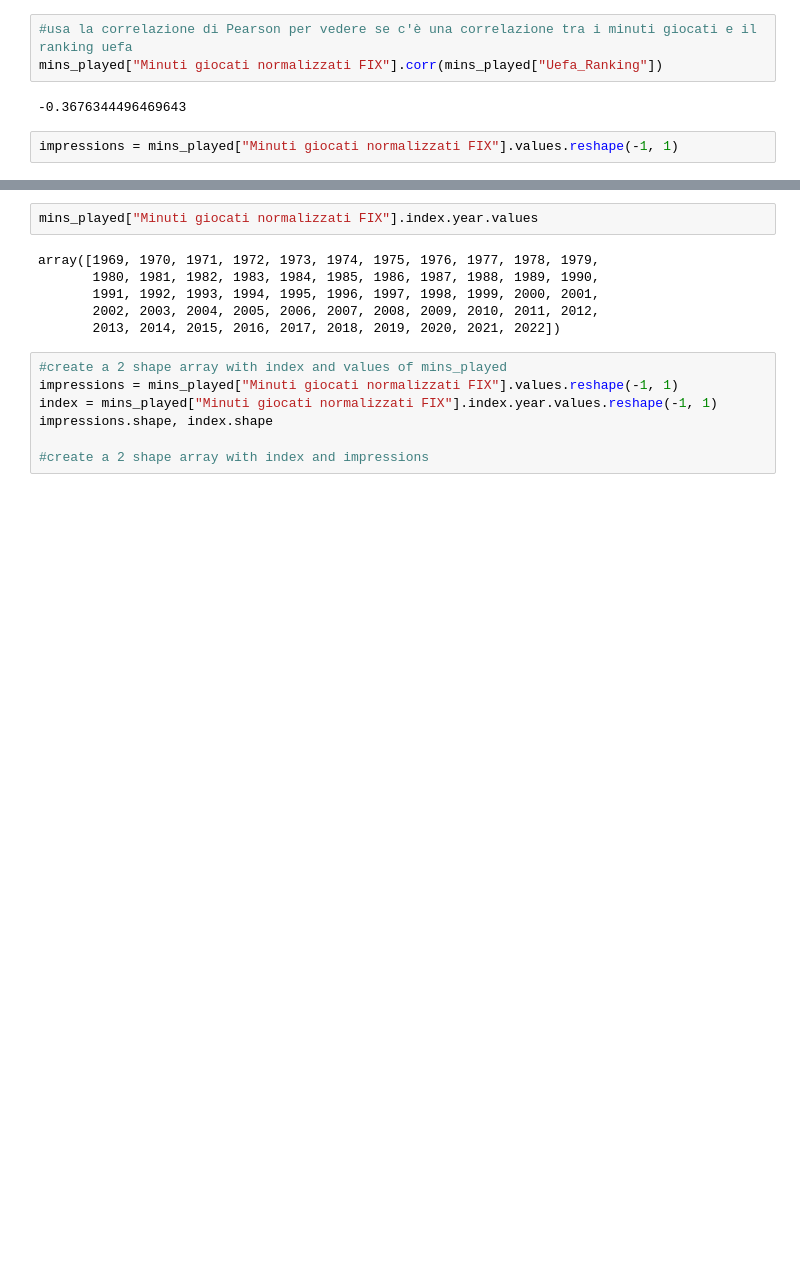
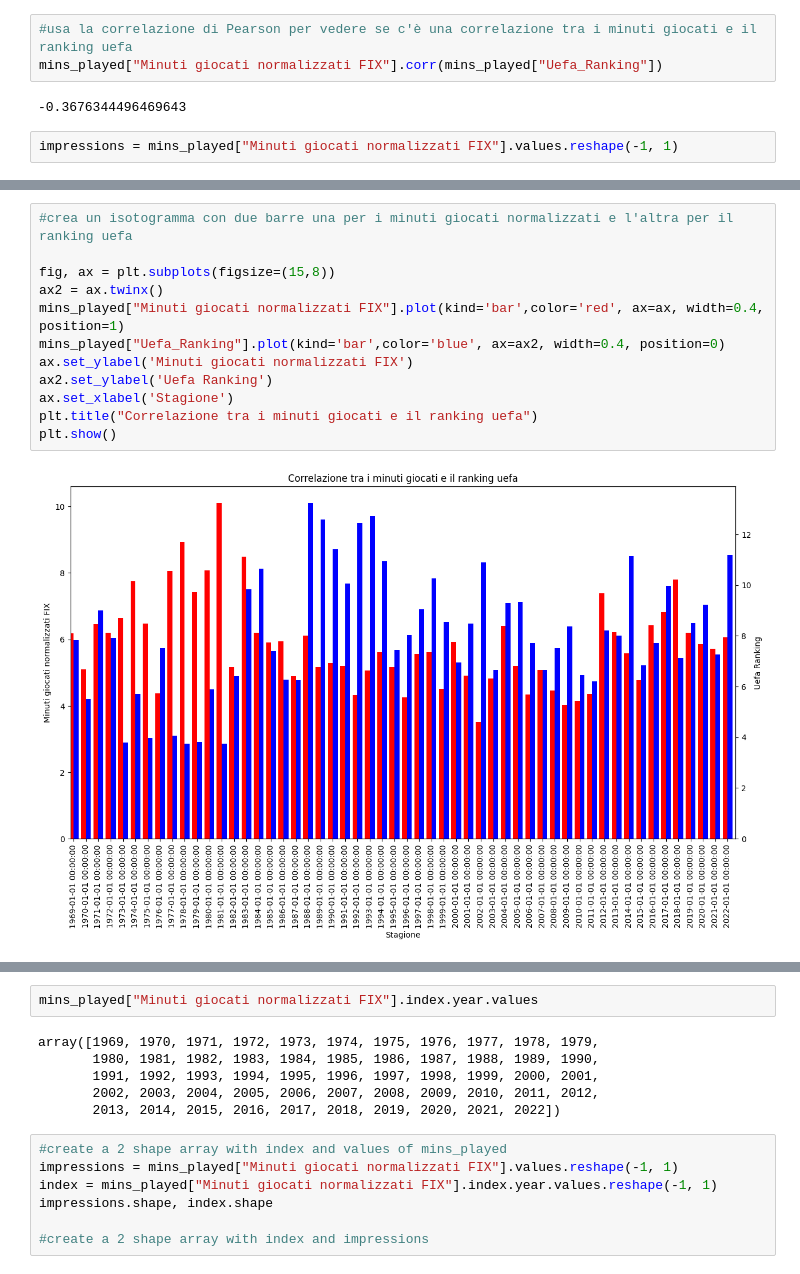
Before and after one commit to frapic98/Minutes-played-by-under-21-players-in-Serie-a, a Jupyter notebook: scraping.ipynb, the cells around one changed output, grey strips where cells are left out. Saved outputs shown, nothing was run; the diff lists cells and outputs as text; blank space fills up the shorter version.

```diff
--- a/scraping.ipynb
+++ b/scraping.ipynb
@@ -263,0 +296,14 @@ plt.show()
+# %%
+#crea un isotogramma con due barre una per i minuti giocati normalizzati e l'altra per il ranking uefa
+
+fig, ax = plt.subplots(figsize=(15,8))
+ax2 = ax.twinx()
+mins_played["Minuti giocati normalizzati FIX"].plot(kind='bar',color='red', ax=ax, width=0.4, position=1)
+mins_played["Uefa_Ranking"].plot(kind='bar',color='blue', ax=ax2, width=0.4, position=0)
+ax.set_ylabel('Minuti giocati normalizzati FIX')
+ax2.set_ylabel('Uefa Ranking')
+ax.set_xlabel('Stagione')
+plt.title("Correlazione tra i minuti giocati e il ranking uefa")
+plt.show()
+# %% [output]
+[figure, added]
```
Also changed, not shown: parts of 16 cells of this notebook, 1 other file.
